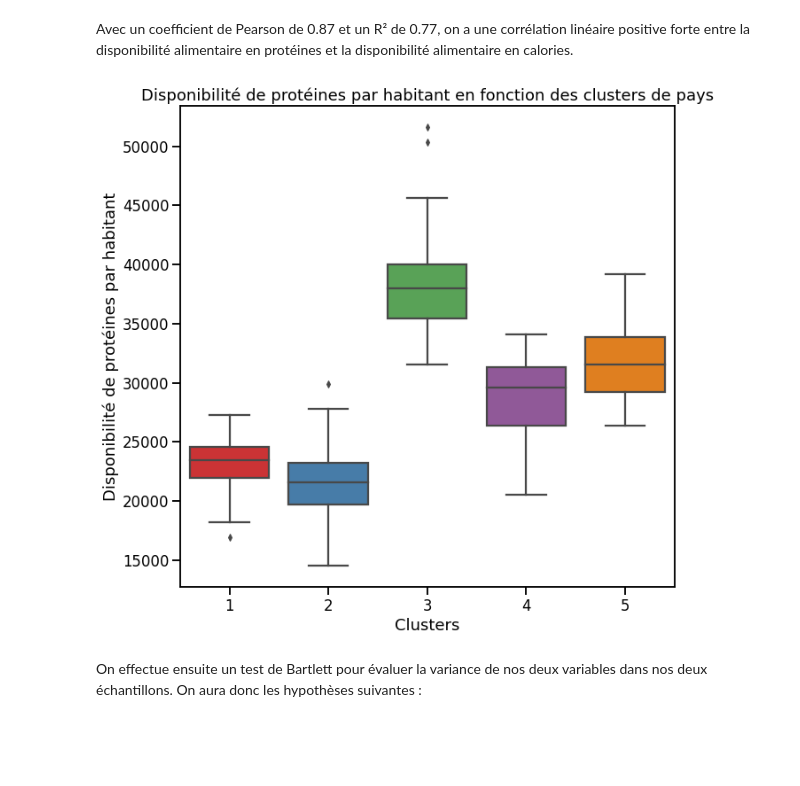
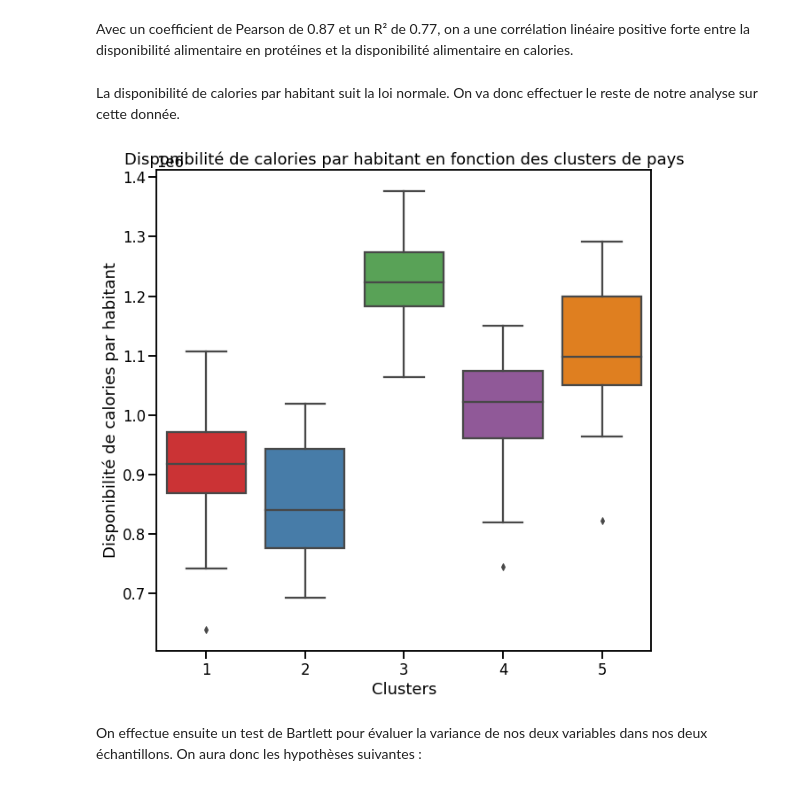
Before and after one commit to Sylvariane/etude_marche, a Jupyter notebook: P5_02_code.ipynb, the cells around one changed output. Saved outputs shown, nothing was run; the diff lists cells and outputs as text; code cells hidden in the pictures; blank space fills up the shorter version.

```diff
--- a/P5_02_code.ipynb
+++ b/P5_02_code.ipynb
@@ -216,7 +223,10 @@ bilan_alim = bilan_alim.rename(columns={'dispo_kcal_p_janimale' : 'dispo_kcal_p_
                                         'dispo_kcal_p_jvegetale' : 'dispo_kcal_p_j_veg',
                                         'dispo_prot_g_p_janimale' : 'dispo_prot_p_j_anim',
                                         'dispo_prot_g_p_jvegetale' : 'dispo_prot_p_j_veg'})
-bilan_alim['prot_anim_prot_tot'] = bilan_alim['dispo_prot_p_j_anim']/(bilan_alim['dispo_prot_p_j_anim'] + bilan_alim['dispo_prot_p_j_veg'])
+
+# On multiplie par 100 pour obtenir le pourcentage de protéines animales sur la consommation de protéines totales
+# On utilise la fonction round pour obtenir deux nombres après la virgule
+bilan_alim['prot_anim_prot_tot'] = round((bilan_alim['dispo_prot_p_j_anim']/(bilan_alim['dispo_prot_p_j_anim'] + bilan_alim['dispo_prot_p_j_veg']))*100,2)
 bilan_alim.head()
 # %% [output]
 |  | Code zone | dispo_kcal_p_j_anim | dispo_kcal_p_j_veg | dispo_prot_p_j_anim | dispo_prot_p_j_veg | ... |
@@ -639,15 +694,17 @@ _ = plt.show()
 # %% [markdown]
 Avec un coefficient de Pearson de 0.87 et un R² de 0.77, on a une corrélation linéaire positive forte entre la disponibilité alimentaire en protéines et la disponibilité alimentaire en calories.
+# %% [markdown]
+La disponibilité de calories par habitant suit la loi normale. On va donc effectuer le reste de notre analyse sur cette donnée.
 # %%
 plt.figure(figsize=(10,10))
 
-_ = sns.boxplot(x='ddg_cluster', y='dispo_prot_hab', data=df)
+_ = sns.boxplot(x='ddg_cluster', y='dispo_kcal_hab', data=df)
 _ = plt.xlabel('Clusters')
-_ = plt.ylabel('Disponibilité de protéines par habitant')
-_ = plt.title('Disponibilité de protéines par habitant en fonction des clusters de pays')
+_ = plt.ylabel('Disponibilité de calories par habitant')
+_ = plt.title('Disponibilité de calories par habitant en fonction des clusters de pays')
 _ = plt.show()
 # %% [output]
-[figure, old version]
+[figure, new version]
 # %% [markdown]
 On effectue ensuite un test de Bartlett pour évaluer la variance de nos deux variables dans nos deux échantillons. On aura donc les hypothèses suivantes :
 # %% [markdown]
```
Also changed, not shown: parts of 80 cells of this notebook.
